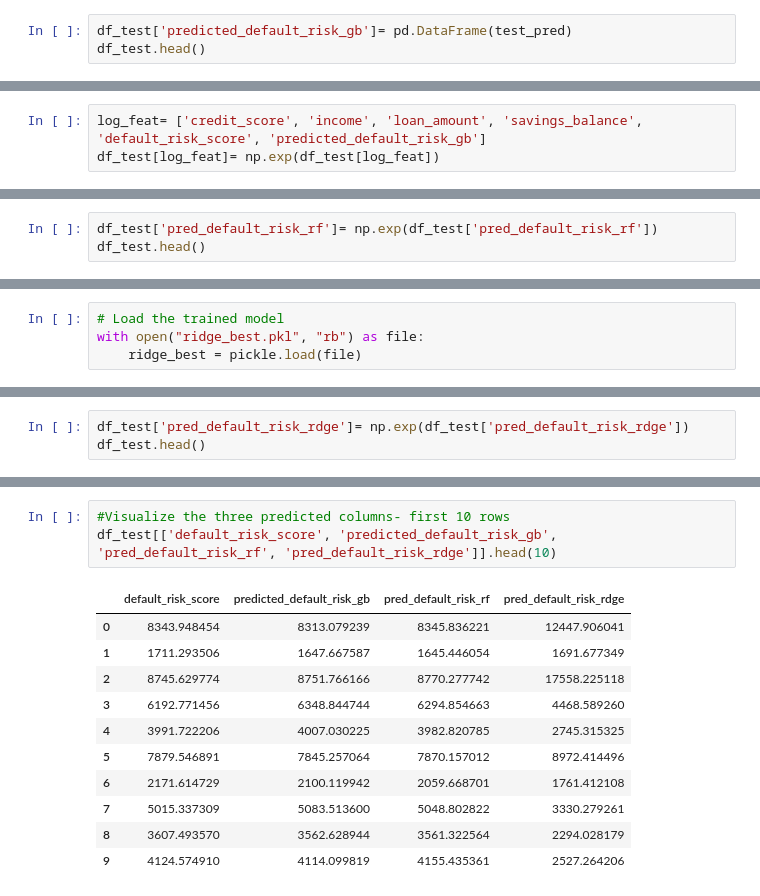
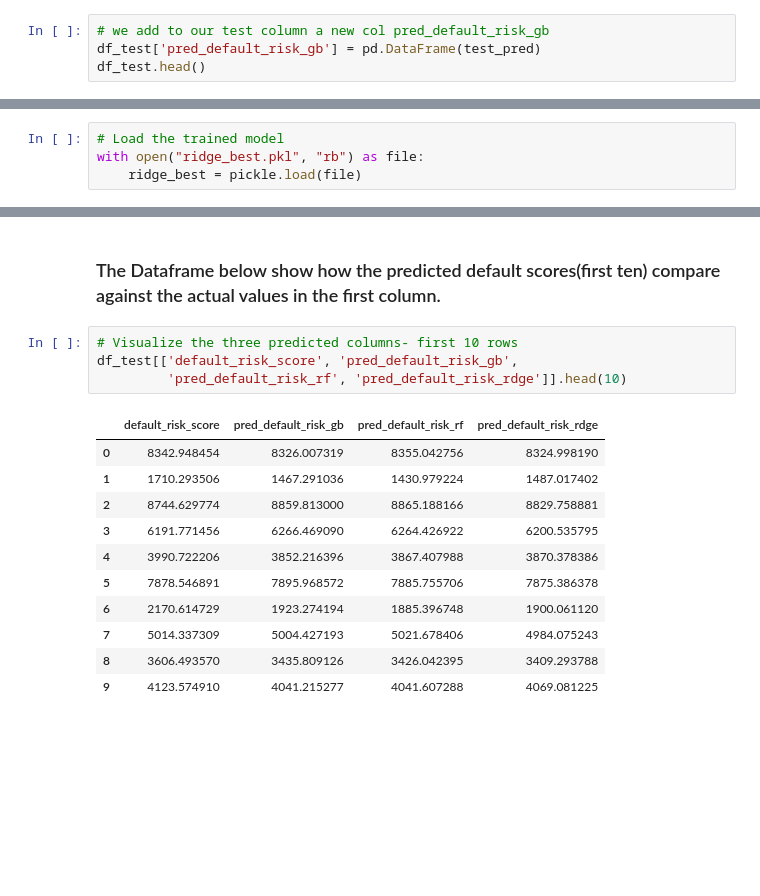
Before and after one commit to klan86at/Default_Risk_Score_Prediction, a Jupyter notebook: test_data_default_risk.ipynb, the cells around one changed output, grey strips where cells are left out. Saved outputs shown, nothing was run; the diff lists cells and outputs as text; blank space fills up the shorter version.

```diff
--- a/test_data_default_risk.ipynb
+++ b/test_data_default_risk.ipynb
@@ -63,5 +64,6 @@ R2 Score: 0.99
 # %%
-df_test['predicted_default_risk_gb']= pd.DataFrame(test_pred)
+# we add to our test column a new col pred_default_risk_gb
+df_test['pred_default_risk_gb'] = pd.DataFrame(test_pred)
 df_test.head()
 # %% [output]
 [interactive output not drawn]
@@ -74,3 +75,0 @@ df_test.head()
-# %%
-log_feat= ['credit_score', 'income', 'loan_amount', 'savings_balance', 'default_risk_score', 'predicted_default_risk_gb']
-df_test[log_feat]= np.exp(df_test[log_feat])
@@ -120,3 +118,0 @@ df_test.head()
-# %%
-df_test['pred_default_risk_rf']= np.exp(df_test['pred_default_risk_rf'])
-df_test.head()
@@ -163,3 +151,0 @@ df_test.head()
-# %%
-df_test['pred_default_risk_rdge']= np.exp(df_test['pred_default_risk_rdge'])
-df_test.head()
@@ -174,15 +152,18 @@ df_test.head()
+# %% [markdown]
+### The Dataframe below show how the predicted default scores(first ten) compare against the actual values in the first column.
 # %%
-#Visualize the three predicted columns- first 10 rows
-df_test[['default_risk_score', 'predicted_default_risk_gb',	'pred_default_risk_rf',	'pred_default_risk_rdge']].head(10)
+# Visualize the three predicted columns- first 10 rows
+df_test[['default_risk_score', 'pred_default_risk_gb',
+         'pred_default_risk_rf', 'pred_default_risk_rdge']].head(10)
 # %% [output]
-|  | default_risk_score | predicted_default_risk_gb | pred_default_risk_rf | pred_default_risk_rdge |
-| 0 | 8343.948454 | 8313.079239 | 8345.836221 | 12447.906041 |
-| 1 | 1711.293506 | 1647.667587 | 1645.446054 | 1691.677349 |
-| 2 | 8745.629774 | 8751.766166 | 8770.277742 | 17558.225118 |
-| 3 | 6192.771456 | 6348.844744 | 6294.854663 | 4468.589260 |
-| 4 | 3991.722206 | 4007.030225 | 3982.820785 | 2745.315325 |
-| 5 | 7879.546891 | 7845.257064 | 7870.157012 | 8972.414496 |
-| 6 | 2171.614729 | 2100.119942 | 2059.668701 | 1761.412108 |
-| 7 | 5015.337309 | 5083.513600 | 5048.802822 | 3330.279261 |
-| 8 | 3607.493570 | 3562.628944 | 3561.322564 | 2294.028179 |
-| 9 | 4124.574910 | 4114.099819 | 4155.435361 | 2527.264206 |
+|  | default_risk_score | pred_default_risk_gb | pred_default_risk_rf | pred_default_risk_rdge |
+| 0 | 8342.948454 | 8326.007319 | 8355.042756 | 8324.998190 |
+| 1 | 1710.293506 | 1467.291036 | 1430.979224 | 1487.017402 |
+| 2 | 8744.629774 | 8859.813000 | 8865.188166 | 8829.758881 |
+| 3 | 6191.771456 | 6266.469090 | 6264.426922 | 6200.535795 |
+| 4 | 3990.722206 | 3852.216396 | 3867.407988 | 3870.378386 |
+| 5 | 7878.546891 | 7895.968572 | 7885.755706 | 7875.386378 |
+| 6 | 2170.614729 | 1923.274194 | 1885.396748 | 1900.061120 |
+| 7 | 5014.337309 | 5004.427193 | 5021.678406 | 4984.075243 |
+| 8 | 3606.493570 | 3435.809126 | 3426.042395 | 3409.293788 |
+| 9 | 4123.574910 | 4041.215277 | 4041.607288 | 4069.081225 |
```
Also changed, not shown: parts of 16 cells of this notebook, 1 other file.
